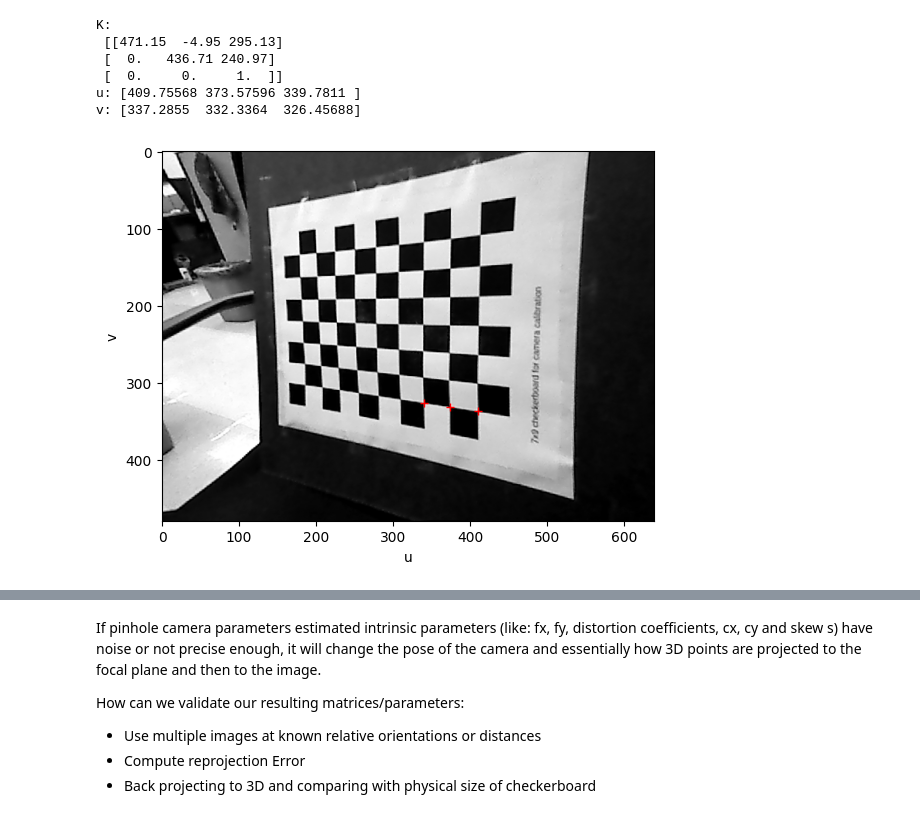
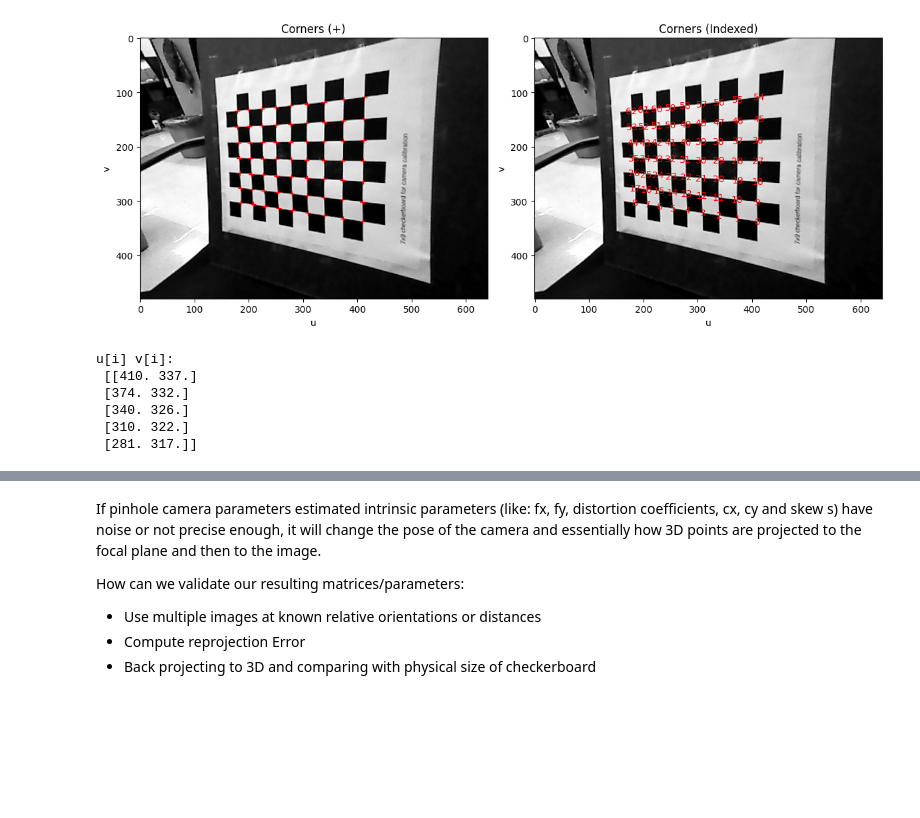
Before and after one commit to QuangMDoan/autonomy, a Jupyter notebook: hw3/hw3p1/p1_extrinsics.ipynb, the cells around one changed output, grey strips where cells are left out. Cells and saved outputs as stored; diff of their text form; code cells hidden in the pictures; blank space fills up the shorter version.

```diff
--- a/hw3/hw3p1/p1_extrinsics.ipynb
+++ b/hw3/hw3p1/p1_extrinsics.ipynb
@@ -61,55 +36,42 @@ Use the `cv2.findChessboardCorners(...)` along with the corner parameters specif
 # %%
 import numpy as np
-from numpy.linalg import norm, inv, svd
 import cv2
 import matplotlib.pyplot as plt
-
 np.random.seed(789)
 
-# The following utility functions are provided for your convenience.
-# You may use them in your solution, or you may write your own.
-# Do not alter them, and please read the docstrings carefully.
-K = np.array([[471.14628085,  -4.94771211, 295.13159043], [0., 436.71106326, 240.96582594], [0., 0., 1.]])
-SQUARE_SIZE = 0.0205
-print(f"K: \n {np.round(K,2)}")
+ncorners_x, ncorners_y = 9, 7
+def findCorners(image_location, ncorners_x=9, ncorners_y=7, plot=True):
+    image = cv2.imread(image_location, 0)
+    _, corners = cv2.findChessboardCorners(image, (ncorners_x, ncorners_y))
+    corners_pixels = corners.squeeze()
 
-# Read the image from file
-img_path = "p1_data/checkerboard.png"
-image = cv2.imread(img_path, 0)
+    if plot:
+        _, (ax1, ax2) = plt.subplots(1, 2, figsize=(12, 5))
+        ax1.imshow(image, cmap="gray")
+        ax1.set_title("Corners (+)")
+        ax1.set_xlabel("u")
+        ax1.set_ylabel("v")
+        ax1.plot(corners_pixels[:, 0], corners_pixels[:, 1],"r+")
 
-# Plot Corners on top of image
-fig = plt.figure()
-ax = plt.subplot()
-ax.imshow(image, cmap="gray")
-ax.set_ylabel("v")
-ax.set_xlabel("u")
+        ax2.imshow(image, cmap="gray")
+        ax2.set_title("Corners (Indexed)")
+        ax2.set_xlabel("u")
+        ax2.set_ylabel("v")
+        for i, (x, y) in enumerate(corners_pixels):
+            ax2.text(x, y, str(i), color="red", fontsize=10, ha="center", va="center")
 
-# 1) Find the corner locations of the chessboard in image space.
-#    Hint: Use the function cv2.findChessboardCorners(image, (num_corners_x, num_corners_y))
-#    Hint: findChessboardCorners outputs pixel coordinates!
-# 2) Plot their location in image space over top of the image.
-#    Hint: use ax.plot(...)
-#    Hint: This should only be 1 line of code!
+        plt.tight_layout()
+        plt.show()
 
-ncorners_y = 7
-ncorners_x = 9
+    return image, corners_pixels
 
-# --------- YOUR CODE STARTS HERE ---------------
-
-ret, corners = cv2.findChessboardCorners(image, (ncorners_x, ncorners_y))
-corners = corners.squeeze()
-
-ax.plot(corners[0:3, 0], corners[0:3, 1], "r+")
-# ax.plot(corners[0:-1, 0], corners[0:-1, 1], "r+")
-
-# --------- YOUR CODE ENDS HERE -----------------
-print(f"u: {corners[0:3, 0]}")
-print(f"v: {corners[0:3, 1]}")
+image, corners = findCorners("p1_data/checkerboard.png")
+print(f"u[i] v[i]: \n {np.round(corners[0:5, :], 0)}")
 # %% [output]
+[figure, new version]
-K:
- [[471.15  -4.95 295.13]
- [  0.   436.71 240.97]
- [  0.     0.     1.  ]]
-u: [409.75568 373.57596 339.7811 ]
-v: [337.2855  332.3364  326.45688]
+u[i] v[i]:
+ [[410. 337.]
+ [374. 332.]
+ [340. 326.]
+ [310. 322.]
+ [281. 317.]]
-[figure, old version]
```
Also changed, not shown: parts of 10 cells of this notebook, 2 other files.
